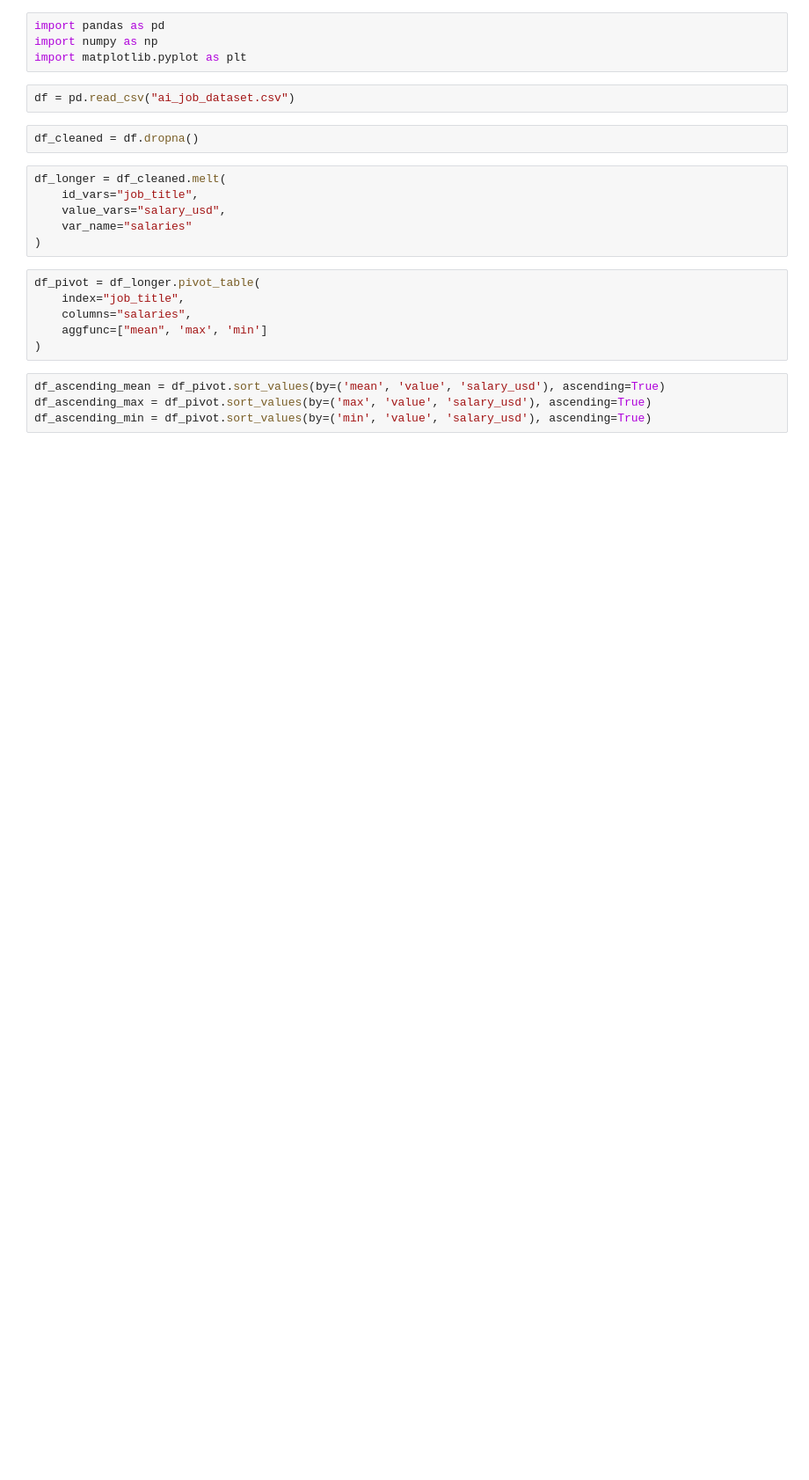
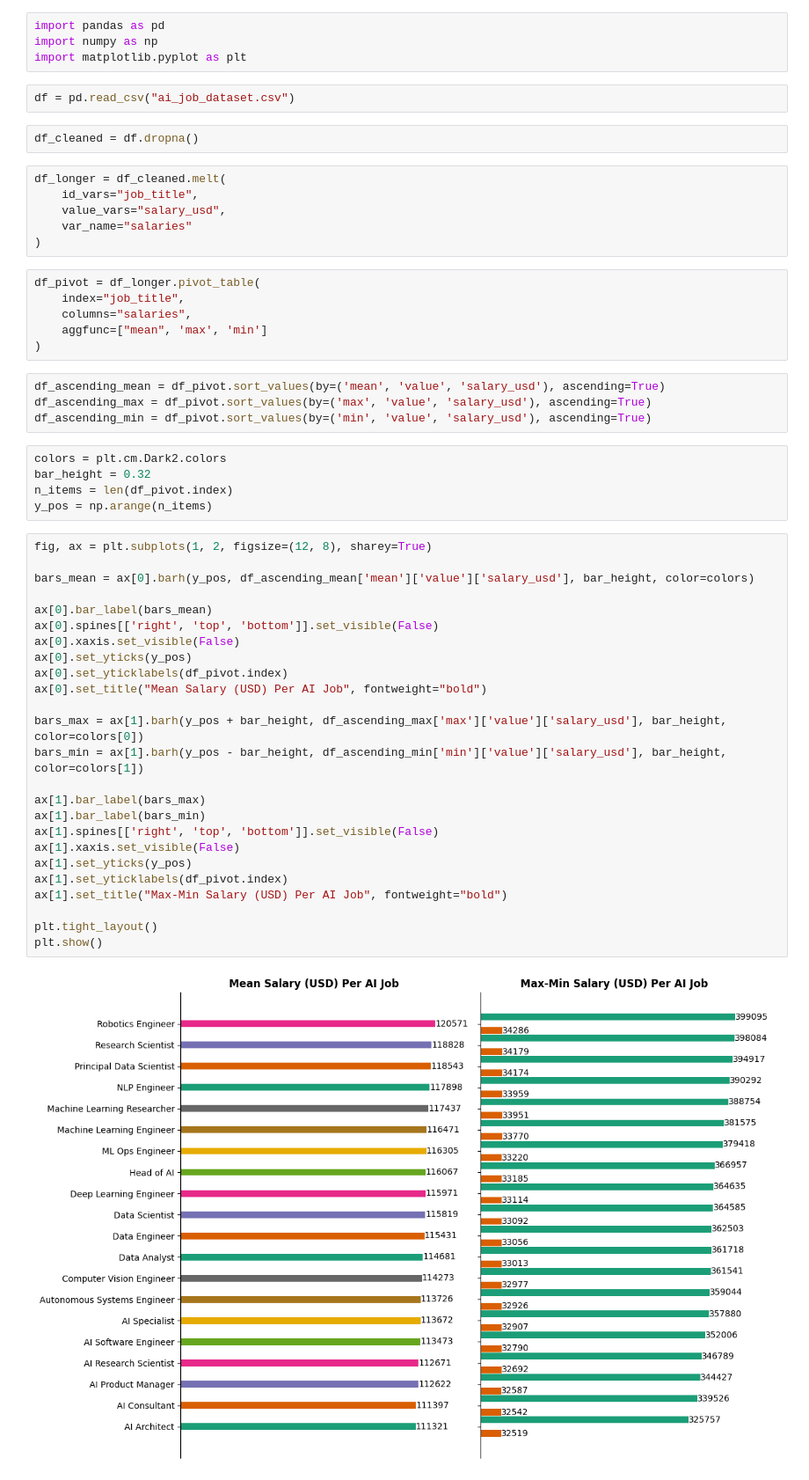
Before and after one commit to LazaroDamasceno/Data-Analyses-And-Plotting, a Jupyter notebook: ai_jobs/usd_salary_per_ai_job.ipynb, the cells around one changed output. Shown at 88% size. Cells and saved outputs as stored; diff of their text form; blank space fills up the shorter version.

Commit message:
Updated usd_salary_per_ai_job

```diff
--- a/ai_jobs/usd_salary_per_ai_job.ipynb
+++ b/ai_jobs/usd_salary_per_ai_job.ipynb
@@ -22,3 +22,35 @@ df_pivot = df_longer.pivot_table(
 df_ascending_mean = df_pivot.sort_values(by=('mean', 'value', 'salary_usd'), ascending=True)
 df_ascending_max = df_pivot.sort_values(by=('max', 'value', 'salary_usd'), ascending=True)
 df_ascending_min = df_pivot.sort_values(by=('min', 'value', 'salary_usd'), ascending=True)
+# %%
+colors = plt.cm.Dark2.colors
+bar_height = 0.32
+n_items = len(df_pivot.index)
+y_pos = np.arange(n_items)
+# %%
+fig, ax = plt.subplots(1, 2, figsize=(12, 8), sharey=True)
+
+bars_mean = ax[0].barh(y_pos, df_ascending_mean['mean']['value']['salary_usd'], bar_height, color=colors)
+
+ax[0].bar_label(bars_mean)
+ax[0].spines[['right', 'top', 'bottom']].set_visible(False)
+ax[0].xaxis.set_visible(False)
+ax[0].set_yticks(y_pos)
+ax[0].set_yticklabels(df_pivot.index)
+ax[0].set_title("Mean Salary (USD) Per AI Job", fontweight="bold")
+
+bars_max = ax[1].barh(y_pos + bar_height, df_ascending_max['max']['value']['salary_usd'], bar_height, color=colors[0])
+bars_min = ax[1].barh(y_pos - bar_height, df_ascending_min['min']['value']['salary_usd'], bar_height, color=colors[1])
+
+ax[1].bar_label(bars_max)
+ax[1].bar_label(bars_min)
+ax[1].spines[['right', 'top', 'bottom']].set_visible(False)
+ax[1].xaxis.set_visible(False)
+ax[1].set_yticks(y_pos)
+ax[1].set_yticklabels(df_pivot.index)
+ax[1].set_title("Max-Min Salary (USD) Per AI Job", fontweight="bold")
+
+plt.tight_layout()
+plt.show()
+# %% [output]
+[figure, added]
```
